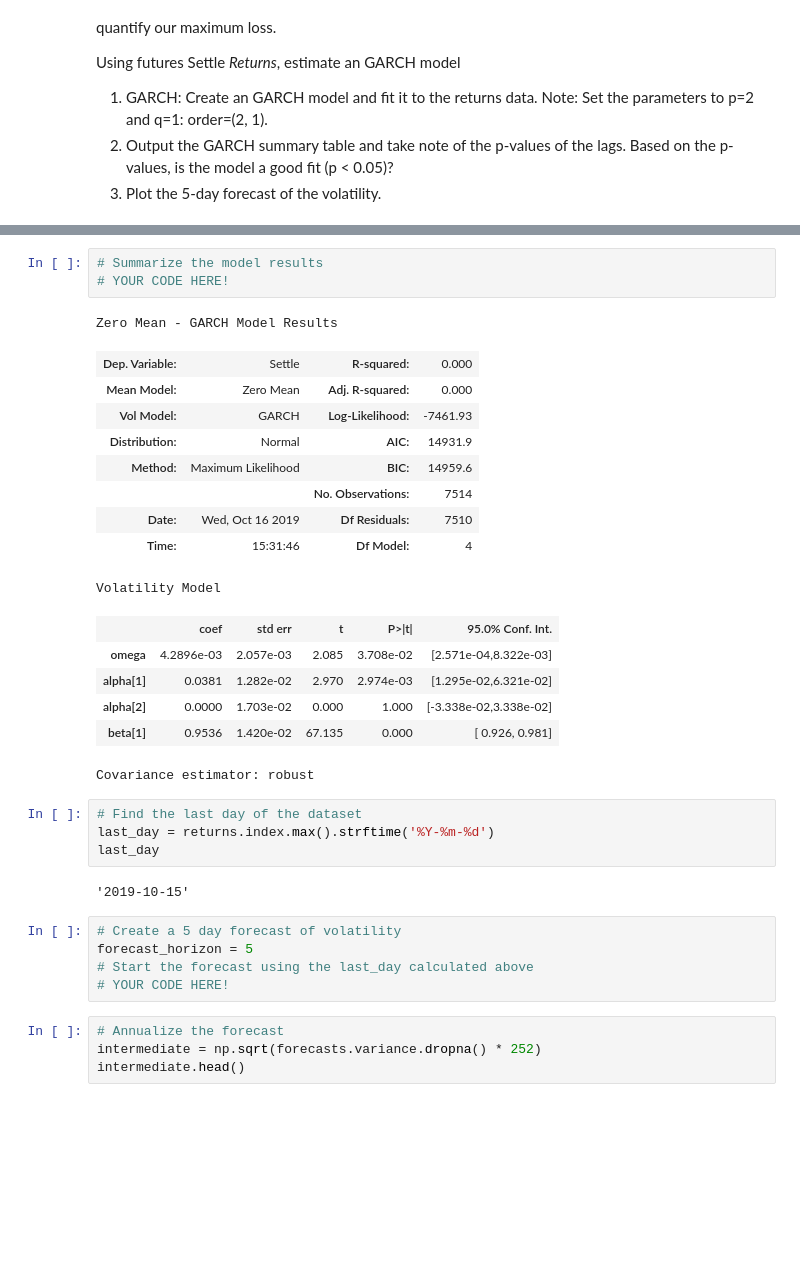
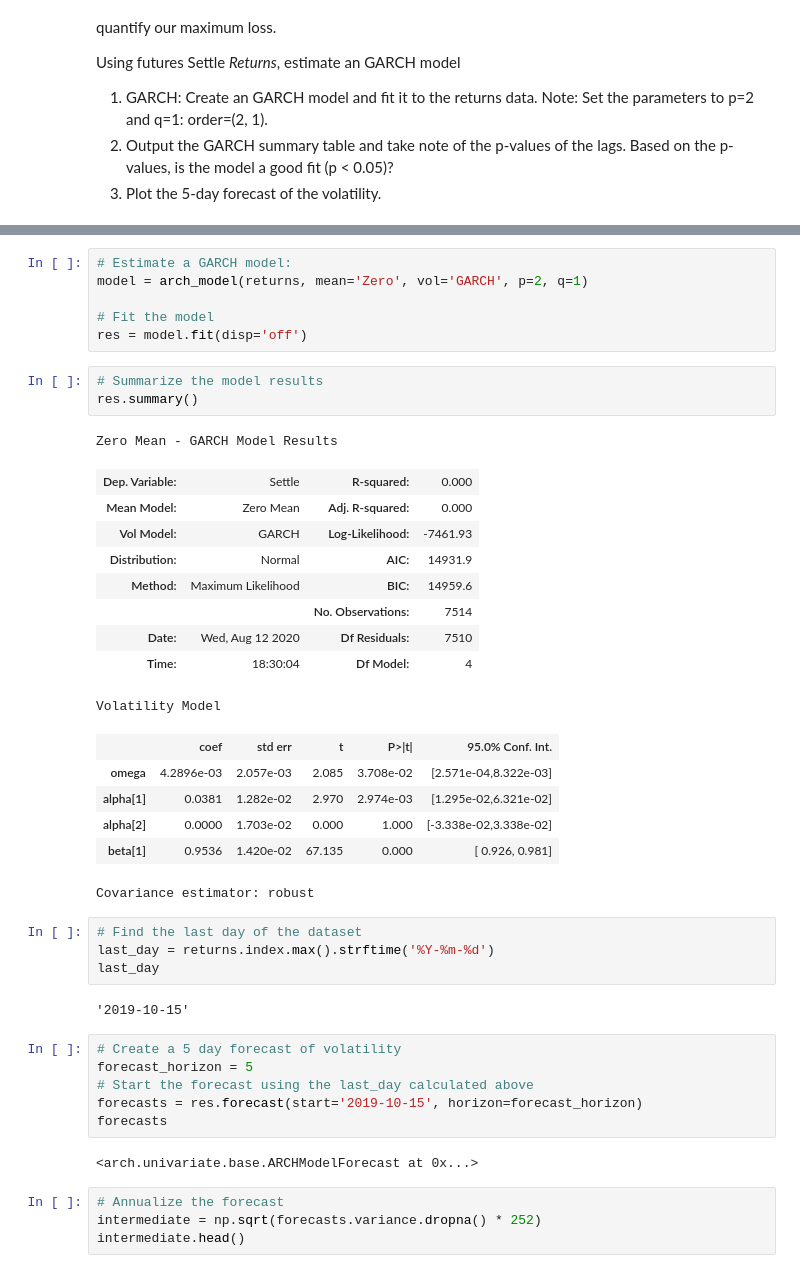
Before and after one commit to Caresir/Time-Series, a Jupyter notebook: time_series_analysis.ipynb, the cells around one changed output, grey strips where cells are left out. Cells and saved outputs as stored; diff of their text form; blank space fills up the shorter version.

Commit message:
GARCH model and plot

```diff
--- a/time_series_analysis.ipynb
+++ b/time_series_analysis.ipynb
@@ -267,16 +279,22 @@ import arch as arch
+# %%
+# Estimate a GARCH model:
+model = arch_model(returns, mean='Zero', vol='GARCH', p=2, q=1)
+
+# Fit the model
+res = model.fit(disp='off')
 # %%
 # Summarize the model results
-# YOUR CODE HERE!
+res.summary()
 # %% [output]
 Zero Mean - GARCH Model Results
 | Dep. Variable: | Settle | R-squared: | 0.000 |
 | Mean Model: | Zero Mean | Adj. R-squared: | 0.000 |
 | Vol Model: | GARCH | Log-Likelihood: | -7461.93 |
 | Distribution: | Normal | AIC: | 14931.9 |
 | Method: | Maximum Likelihood | BIC: | 14959.6 |
 |  |  | No. Observations: | 7514 |
-| Date: | Wed, Oct 16 2019 | Df Residuals: | 7510 |
-| Time: | 15:31:46 | Df Model: | 4 |
+| Date: | Wed, Aug 12 2020 | Df Residuals: | 7510 |
+| Time: | 18:30:04 | Df Model: | 4 |
 Volatility Model
 |  | coef | std err | t | P>|t| | 95.0% Conf. Int. |
 | omega | 4.2896e-03 | 2.057e-03 | 2.085 | 3.708e-02 | [2.571e-04,8.322e-03] |
@@ -294,7 +312,10 @@ last_day
 # Create a 5 day forecast of volatility
 forecast_horizon = 5
 # Start the forecast using the last_day calculated above
-# YOUR CODE HERE!
+forecasts = res.forecast(start='2019-10-15', horizon=forecast_horizon)
+forecasts
+# %% [output]
+<arch.univariate.base.ARCHModelForecast at 0x...>
 # %%
 # Annualize the forecast
 intermediate = np.sqrt(forecasts.variance.dropna() * 252)
```
Also changed, not shown: parts of 4 cells of this notebook.
